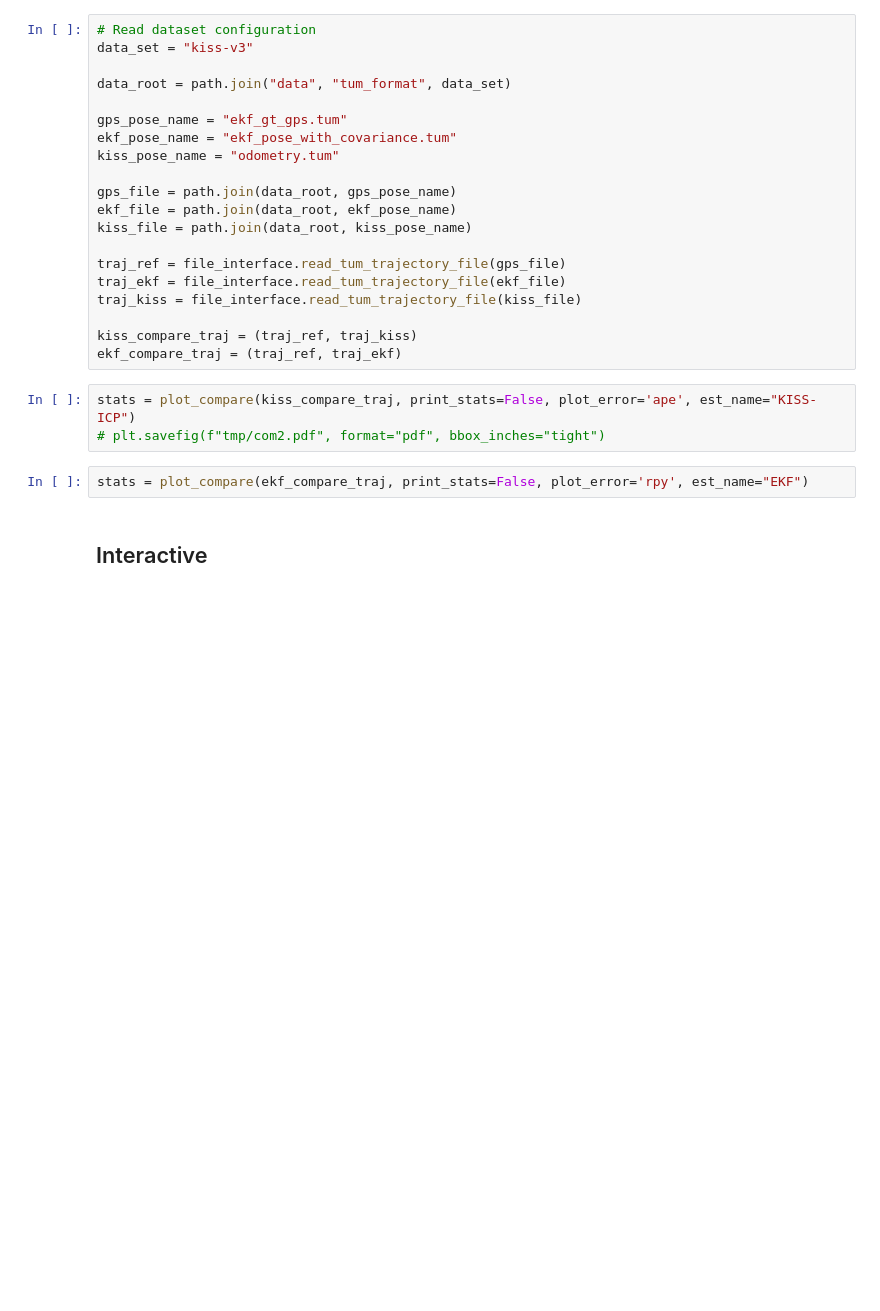
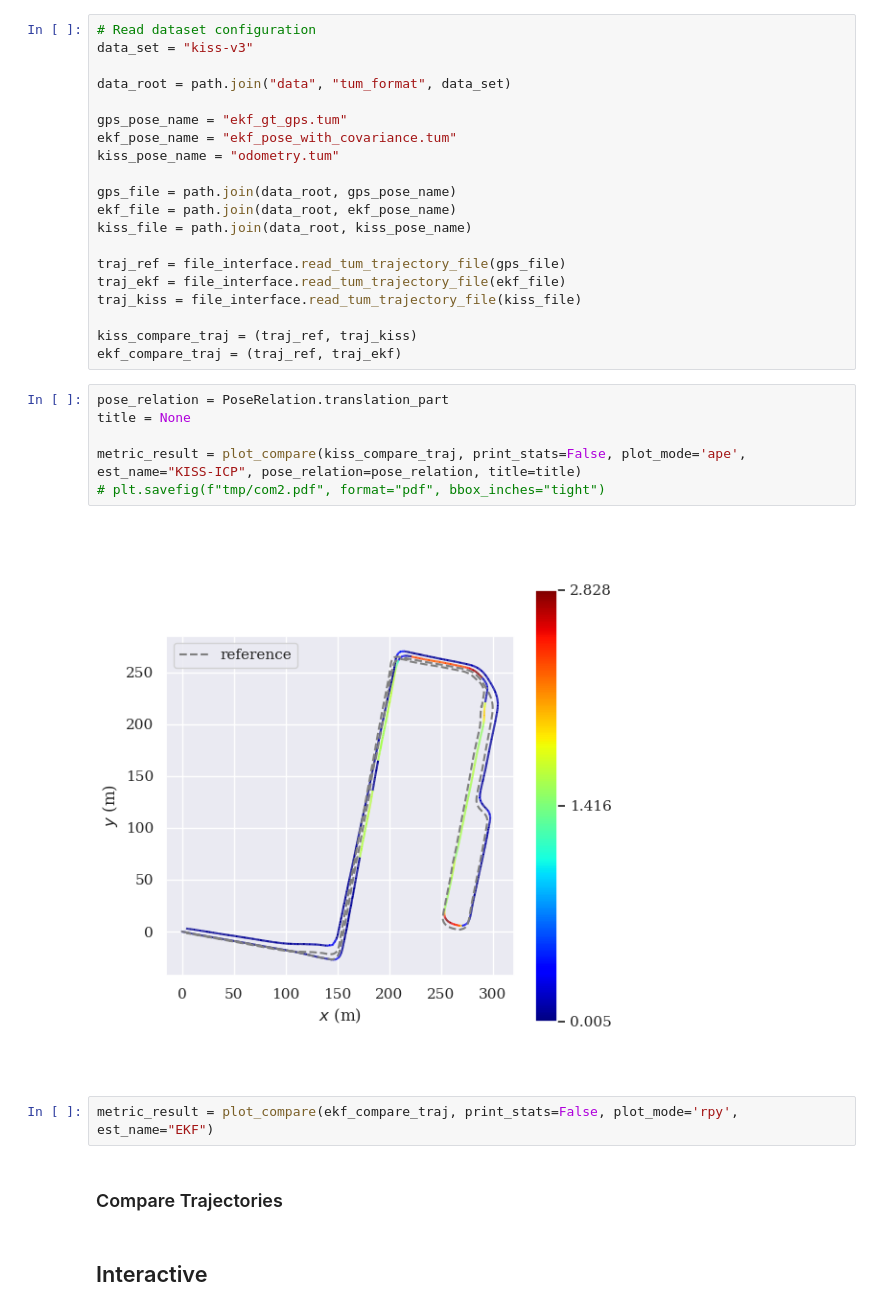
Before and after one commit to Jul310/kiss-icp, a Jupyter notebook: tum_eval/ekf_gps_analysis.ipynb, the cells around one changed output. Saved outputs shown, nothing was run; the diff lists cells and outputs as text; blank space fills up the shorter version.

```diff
--- a/tum_eval/ekf_gps_analysis.ipynb
+++ b/tum_eval/ekf_gps_analysis.ipynb
@@ -48,10 +50,17 @@ traj_kiss = file_interface.read_tum_trajectory_file(kiss_file)
 kiss_compare_traj = (traj_ref, traj_kiss)
 ekf_compare_traj = (traj_ref, traj_ekf)
 # %%
-stats = plot_compare(kiss_compare_traj, print_stats=False, plot_error='ape', est_name="KISS-ICP")
+pose_relation = PoseRelation.translation_part
+title = None
+
+metric_result = plot_compare(kiss_compare_traj, print_stats=False, plot_mode='ape', est_name="KISS-ICP", pose_relation=pose_relation, title=title)
 # plt.savefig(f"tmp/com2.pdf", format="pdf", bbox_inches="tight")
+# %% [output]
+[figure, added]
 # %%
-stats = plot_compare(ekf_compare_traj, print_stats=False, plot_error='rpy', est_name="EKF")
+metric_result = plot_compare(ekf_compare_traj, print_stats=False, plot_mode='rpy', est_name="EKF")
+# %% [markdown]
+### Compare Trajectories
 # %% [markdown]
 ## Interactive
 # %%
```
Also changed, not shown: parts of 3 cells of this notebook, 2 other files.
